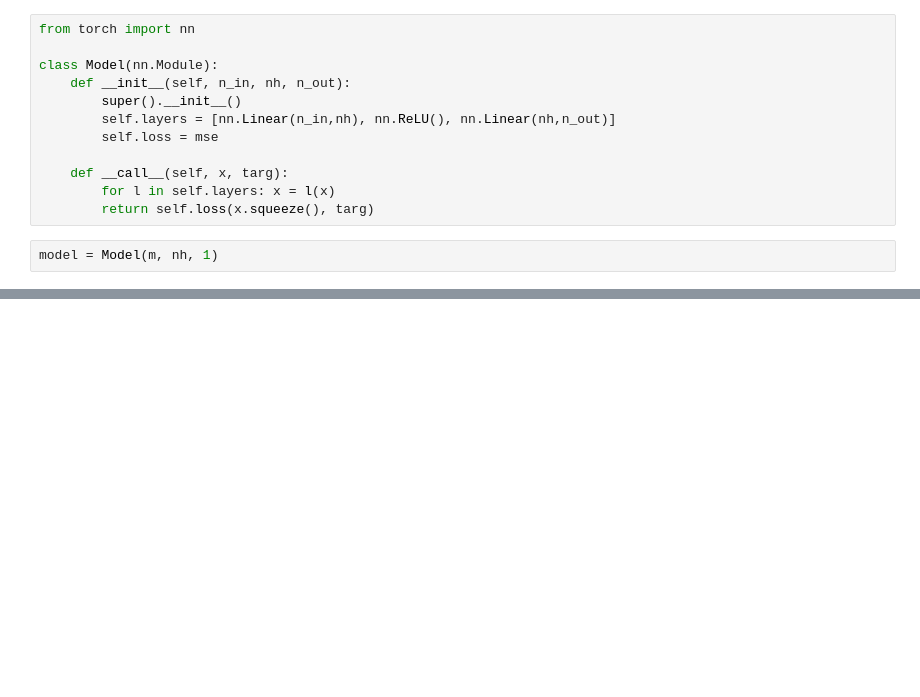
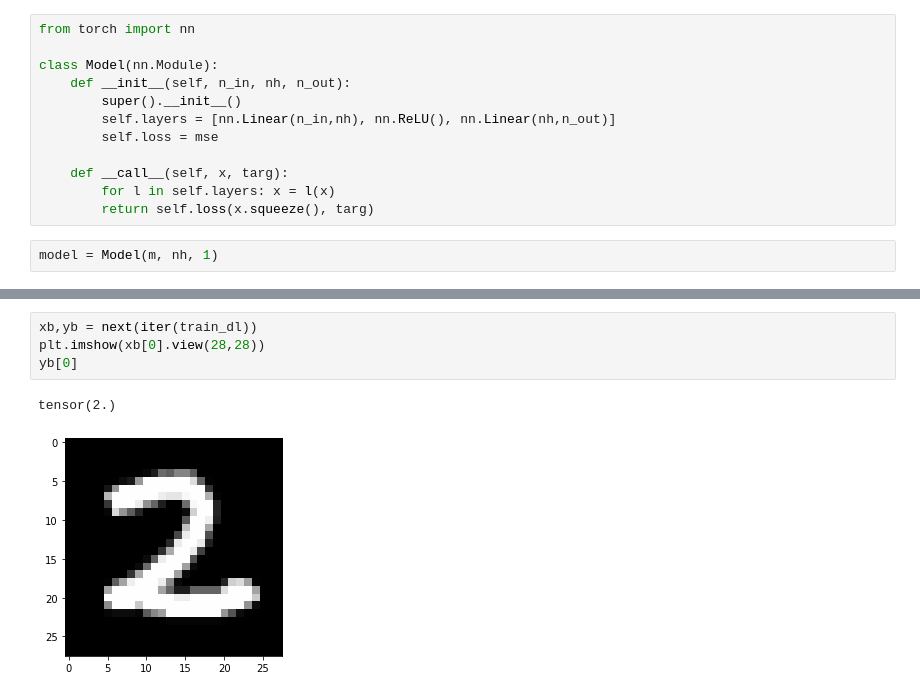
Before and after one commit to JoonYoung-Sohn/practice, a Jupyter notebook: FastAI_backprop.ipynb, the cells around one changed output, grey strips where cells are left out. Saved outputs shown, nothing was run; the diff lists cells and outputs as text; blank space fills up the shorter version.

```diff
--- a/FastAI_backprop.ipynb
+++ b/FastAI_backprop.ipynb
@@ -426,0 +773,7 @@ Wall time: 96.1 ms
+# %%
+xb,yb = next(iter(train_dl))
+plt.imshow(xb[0].view(28,28))
+yb[0]
+# %% [output]
+tensor(2.)
+[figure, added]
```
Also changed, not shown: parts of 84 cells of this notebook.
